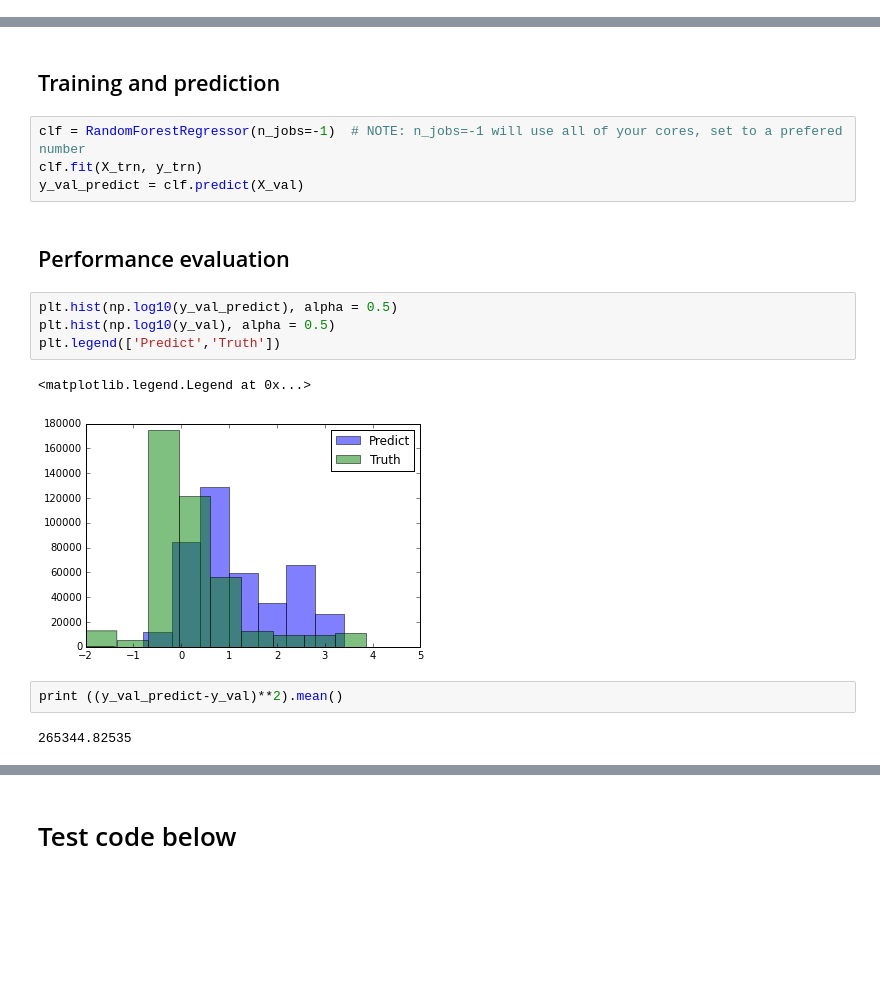
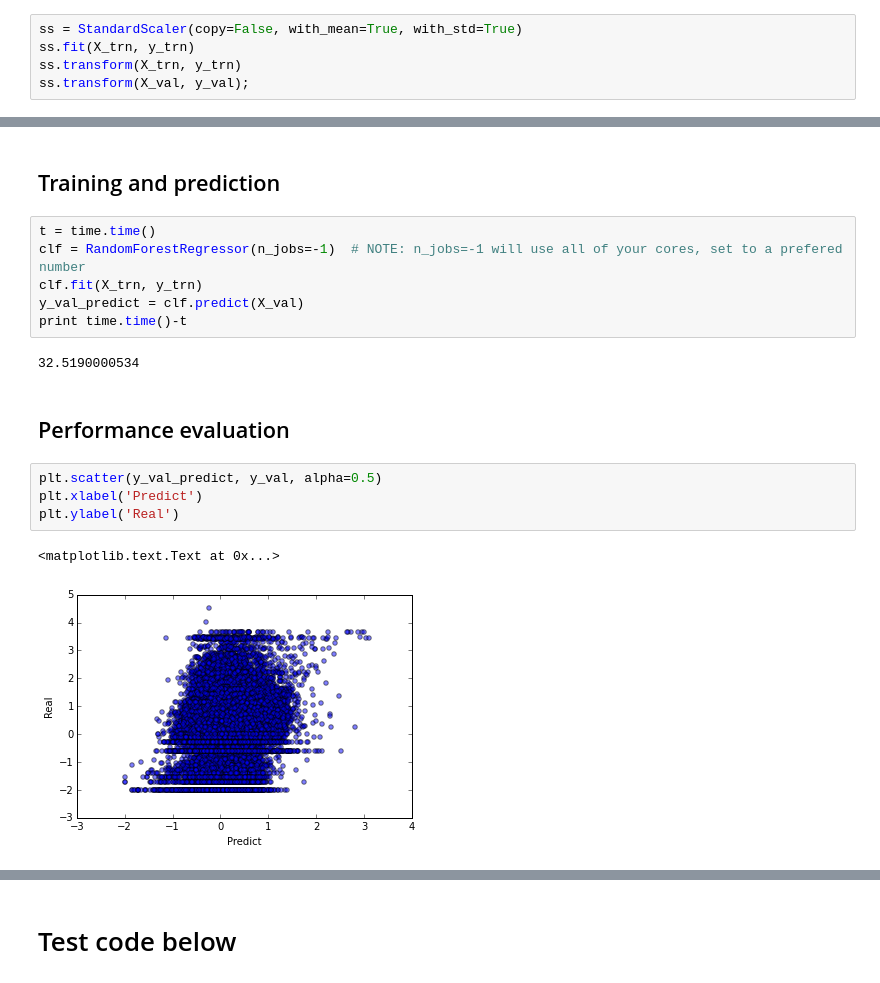
Before and after one commit to zaxliu/howmuchrainii, a Jupyter notebook: ml_test.ipynb, the cells around one changed output, grey strips where cells are left out. Saved outputs shown, nothing was run; the diff lists cells and outputs as text; blank space fills up the shorter version.

Commit message:
ML trails: 1. filter out "Id"s with no valid "Ref"s 2. combine multiple observations for the same "Id" 3. log10 on y 4. Normalize X 5. A few visualization

```diff
--- a/ml_test.ipynb
+++ b/ml_test.ipynb
@@ -49,0 +86,5 @@ print X_trn.shape, X_val.shape, y_trn.shape, y_val.shape
+# %%
+ss = StandardScaler(copy=False, with_mean=True, with_std=True)
+ss.fit(X_trn, y_trn)
+ss.transform(X_trn, y_trn)
+ss.transform(X_val, y_val);
@@ -50,19 +121,19 @@ print X_trn.shape, X_val.shape, y_trn.shape, y_val.shape
 # %% [markdown]
 ## Training and prediction
 # %%
+t = time.time()
 clf = RandomForestRegressor(n_jobs=-1)  # NOTE: n_jobs=-1 will use all of your cores, set to a prefered number
 clf.fit(X_trn, y_trn)
 y_val_predict = clf.predict(X_val)
+print time.time()-t
+# %% [output]
+32.5190000534
 # %% [markdown]
 ## Performance evaluation
 # %%
-plt.hist(np.log10(y_val_predict), alpha = 0.5)
-plt.hist(np.log10(y_val), alpha = 0.5)
-plt.legend(['Predict','Truth'])
+plt.scatter(y_val_predict, y_val, alpha=0.5)
+plt.xlabel('Predict')
+plt.ylabel('Real')
 # %% [output]
-<matplotlib.legend.Legend at 0x...>
+<matplotlib.text.Text at 0x...>
-[figure, old version]
+[figure, new version]
-# %%
-print ((y_val_predict-y_val)**2).mean()
-# %% [output]
-265344.82535
```
Also changed, not shown: parts of 21 cells of this notebook.
